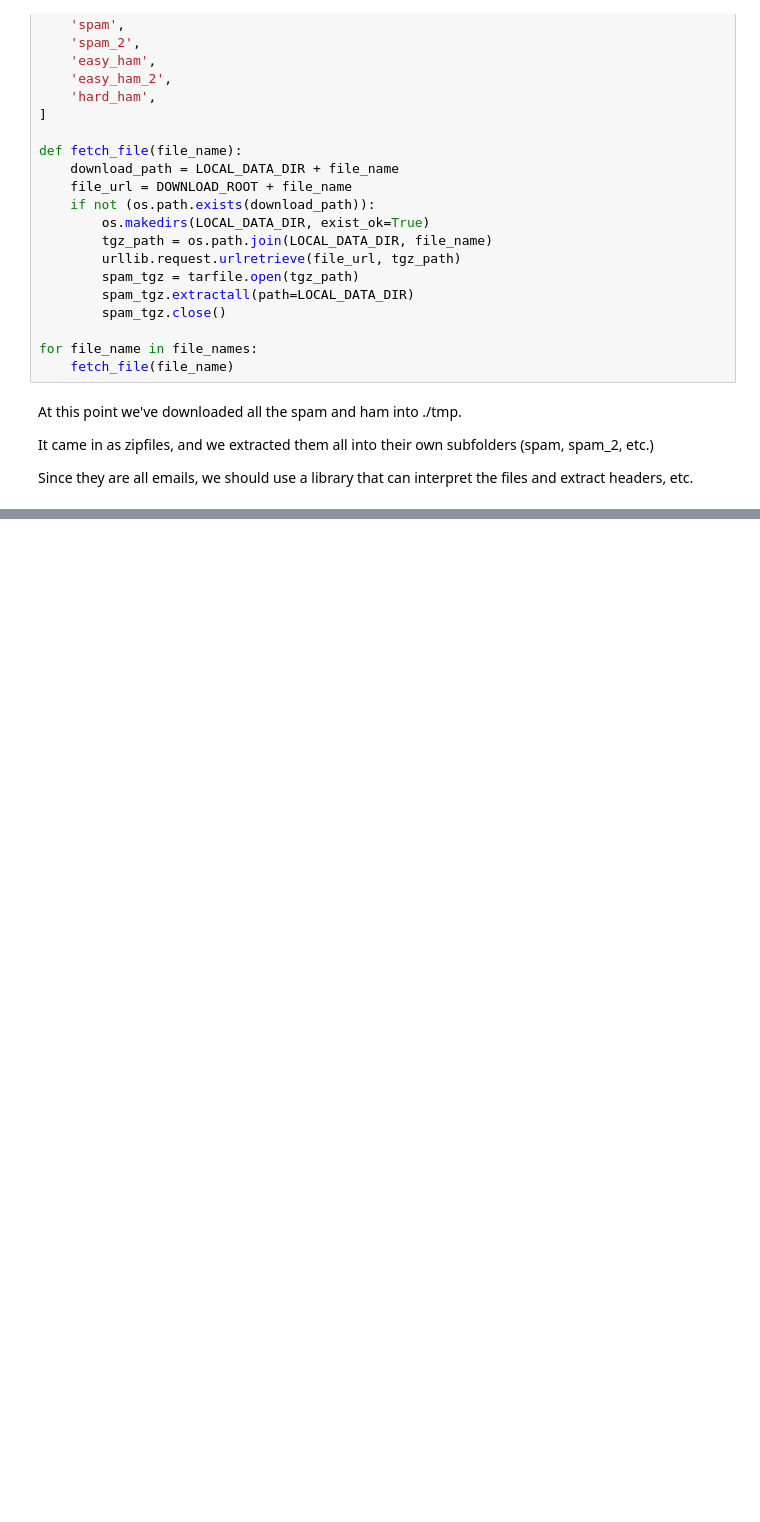
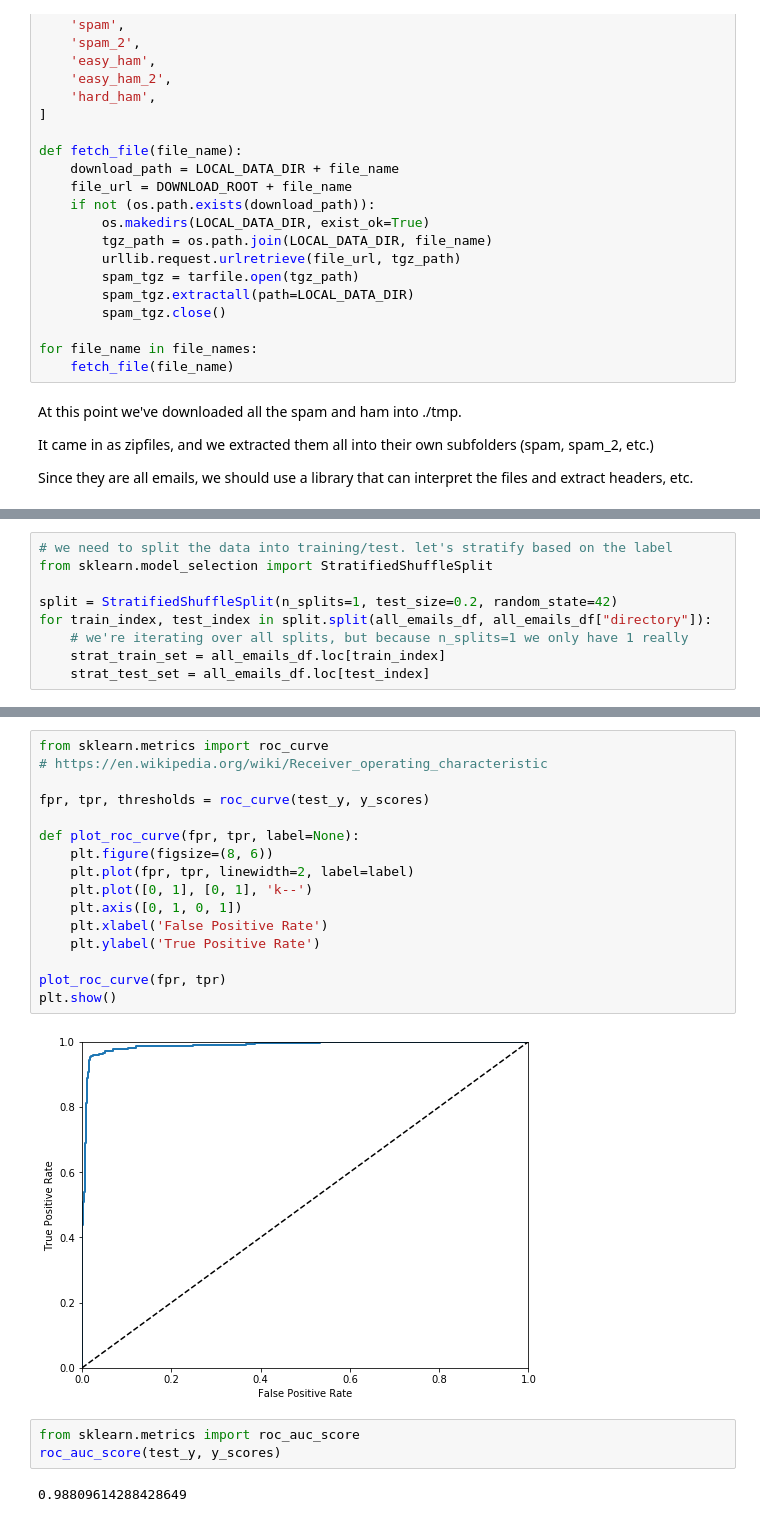
Before and after one commit to Kallin/data_sci_explore, a Jupyter notebook: work/external_tutorials/hands_on_machine_learning/chapter_3/exercises_3.ipynb, the cells around one changed output, grey strips where cells are left out. Drawn from its saved outputs; the diff is of its cells as text; blank space fills up the shorter version.

```diff
--- a/work/external_tutorials/hands_on_machine_learning/chapter_3/exercises_3.ipynb
+++ b/work/external_tutorials/hands_on_machine_learning/chapter_3/exercises_3.ipynb
@@ -235,0 +298,9 @@ text6.collocations()
+# %%
+# we need to split the data into training/test. let's stratify based on the label
+from sklearn.model_selection import StratifiedShuffleSplit
+
+split = StratifiedShuffleSplit(n_splits=1, test_size=0.2, random_state=42)
+for train_index, test_index in split.split(all_emails_df, all_emails_df["directory"]):
+    # we're iterating over all splits, but because n_splits=1 we only have 1 really
+    strat_train_set = all_emails_df.loc[train_index]
+    strat_test_set = all_emails_df.loc[test_index]
@@ -235,0 +577,23 @@ text6.collocations()
+# %%
+from sklearn.metrics import roc_curve
+# https://en.wikipedia.org/wiki/Receiver_operating_characteristic
+
+fpr, tpr, thresholds = roc_curve(test_y, y_scores)
+
+def plot_roc_curve(fpr, tpr, label=None):
+    plt.figure(figsize=(8, 6))
+    plt.plot(fpr, tpr, linewidth=2, label=label)
+    plt.plot([0, 1], [0, 1], 'k--')
+    plt.axis([0, 1, 0, 1])
+    plt.xlabel('False Positive Rate')
+    plt.ylabel('True Positive Rate')
+
+plot_roc_curve(fpr, tpr)
+plt.show()
+# %% [output]
+[figure, added]
+# %%
+from sklearn.metrics import roc_auc_score
+roc_auc_score(test_y, y_scores)
+# %% [output]
+0.98809614288428649
```
Also changed, not shown: parts of 90 cells of this notebook, 3 other files.
